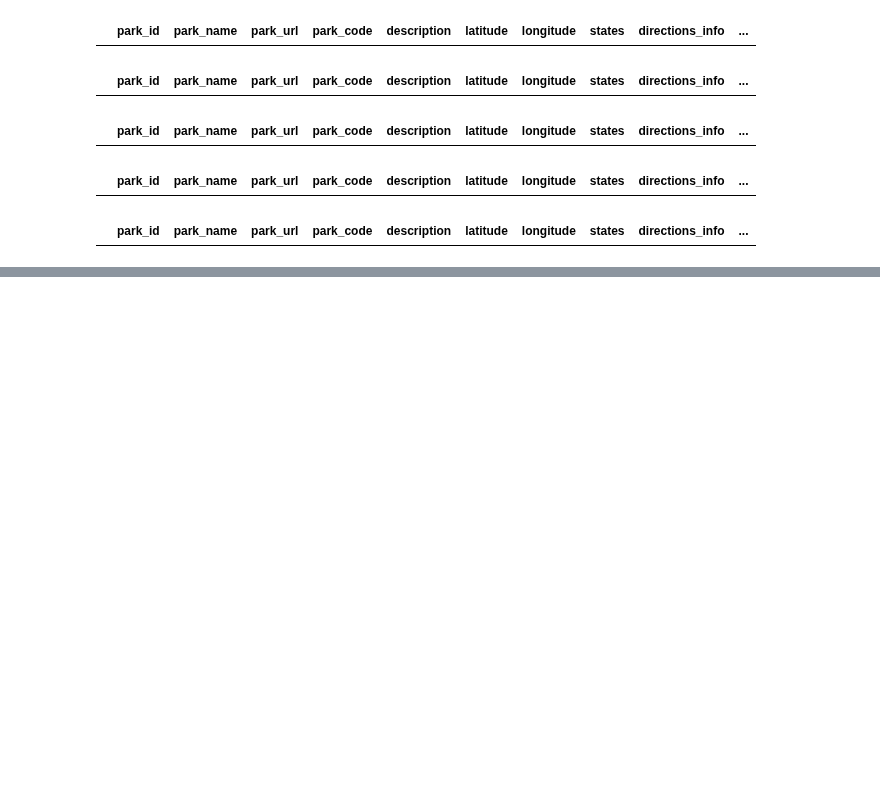
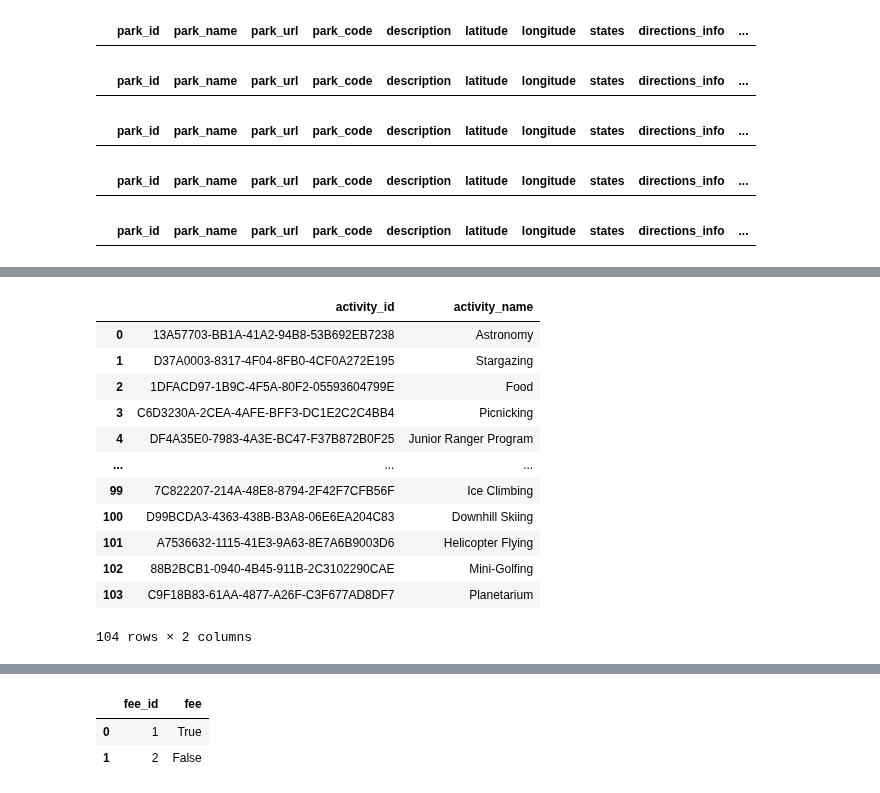
Before and after one commit to adriana-icasiano/National_Parks_Information_Tool, a Jupyter notebook: AI_NPS_parks_data.ipynb, the cells around one changed output, grey strips where cells are left out. Cells and saved outputs as stored; diff of their text form; code cells hidden in the pictures; blank space fills up the shorter version.

```diff
--- a/AI_NPS_parks_data.ipynb
+++ b/AI_NPS_parks_data.ipynb
@@ -174,0 +167,8 @@ activities_df
+# %%
+# One activity had two activities ID. Merged the two ids into one
+clean_activities_df = activities_df.rename(columns={'id':'park_id', '_name':'activity_name','_id':'activity_id'})
+clean_activities_df.loc[clean_activities_df["activity_id"]=="5A241412-0CFB-497A-9B5F-0AB8C03CDE72",\
+                  'activity_id'] = 'A510F02B-8938-4679-A4F9-76580BCAE9C7'
+clean_activities_df.loc[clean_activities_df["activity_id"]=="256543C7-4322-48B3-8978-765E89AA9431",\
+                  'activity_id'] = '907E8125-15E4-483C-8EAD-B9FA1E85C6F8'
+clean_activities_df
@@ -175,3 +189,23 @@ activities_df
+# %%
+# clean_activities_df.drop(columns=['park_id'], inplace = True)
+act_id = clean_activities_df['activity_id'].unique()
+act_name = clean_activities_df['activity_name'].unique()
+activity_id_df = pd.DataFrame({'activity_id':act_id, 'activity_name':act_name})
+activity_id_df
+# %% [output]
+|  | activity_id | activity_name |
+| 0 | 13A57703-BB1A-41A2-94B8-53B692EB7238 | Astronomy |
+| 1 | D37A0003-8317-4F04-8FB0-4CF0A272E195 | Stargazing |
+| 2 | 1DFACD97-1B9C-4F5A-80F2-05593604799E | Food |
+| 3 | C6D3230A-2CEA-4AFE-BFF3-DC1E2C2C4BB4 | Picnicking |
+| 4 | DF4A35E0-7983-4A3E-BC47-F37B872B0F25 | Junior Ranger Program |
+| ... | ... | ... |
+| 99 | 7C822207-214A-48E8-8794-2F42F7CFB56F | Ice Climbing |
+| 100 | D99BCDA3-4363-438B-B3A8-06E6EA204C83 | Downhill Skiing |
+| 101 | A7536632-1115-41E3-9A63-8E7A6B9003D6 | Helicopter Flying |
+| 102 | 88B2BCB1-0940-4B45-911B-2C3102290CAE | Mini-Golfing |
+| 103 | C9F18B83-61AA-4877-A26F-C3F677AD8DF7 | Planetarium |
+104 rows × 2 columns
 # %%
 entranceFees_df = entranceFees_df.rename(columns={'_description':'fee_description',\
                                                   '_title':'fee_type', 'id':'park_id'})
@@ -190,6 +224,15 @@ entranceFees_df
 | 26 | 20.00 | Admits one individual with no car... | Per Person: Valid for 7 days. | 41BAB8ED-C95F-447D-9DA1-FCC4E4D808B2 | Zion National Park |
 | 27 | 35.00 | Organized groups such as Scouts, ... | Non-Commercial Organized Groups: ... | 41BAB8ED-C95F-447D-9DA1-FCC4E4D808B2 | Zion National Park |
 41624 rows × 5 columns
+# %%
+fee_id = ['1','2']
+fee = [True,False]
+fee_df = pd.DataFrame({'fee_id':fee_id, 'fee':fee})
+fee_df
+# %% [output]
+|  | fee_id | fee |
+| 0 | 1 | True |
+| 1 | 2 | False |
 # %%
 images_df = images_df.drop(columns = ['_title','_altText'])
 images_df = images_df.rename(columns={'_credit':'image_credit', '_caption':'image_caption', \
```
Also changed, not shown: parts of 6 cells of this notebook, 5 other files.
